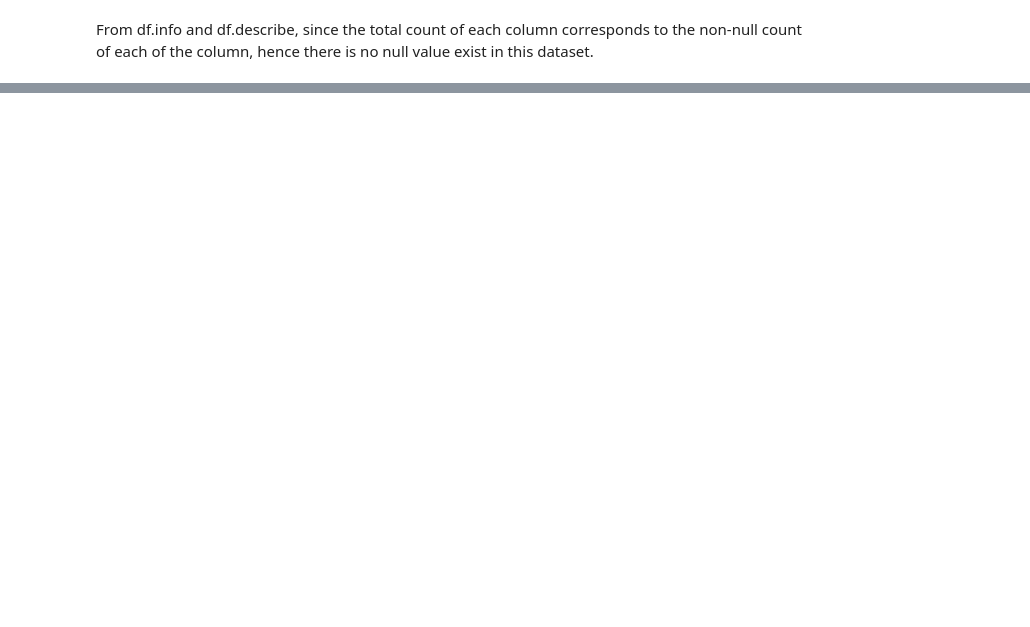
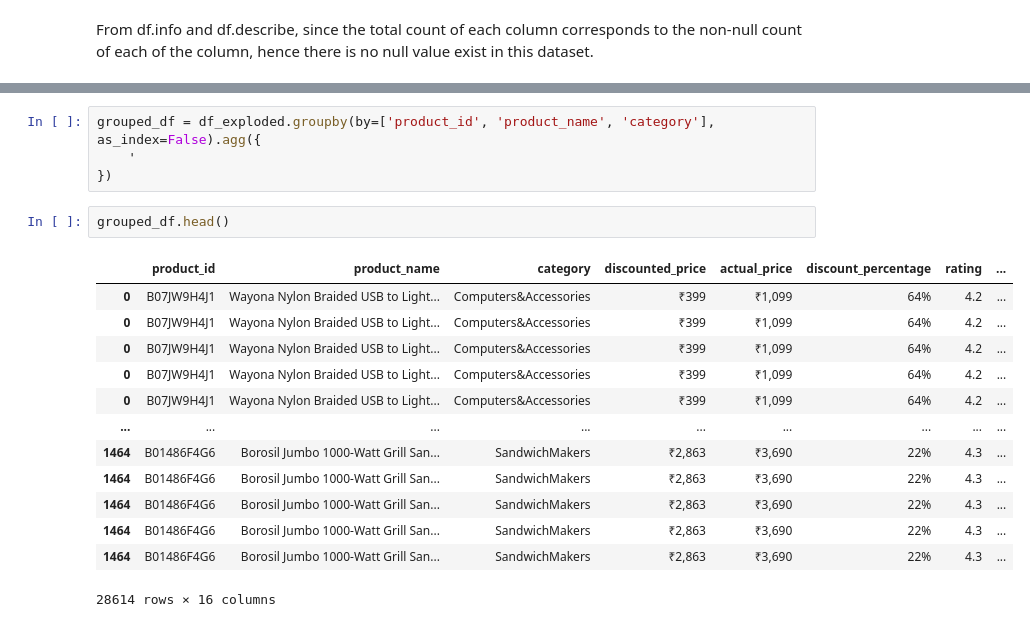
Before and after one commit to HSanny/ecomm_recommender, a Jupyter notebook: recommender.ipynb, the cells around one changed output, grey strips where cells are left out. Cells and saved outputs as stored; diff of their text form; blank space fills up the shorter version.

```diff
--- a/recommender.ipynb
+++ b/recommender.ipynb
@@ -102,3 +110,23 @@ df_exploded.head()
+# %%
+grouped_df = df_exploded.groupby(by=['product_id', 'product_name', 'category'], as_index=False).agg({
+    '
+})
+# %%
+grouped_df.head()
+# %% [output]
+|  | product_id | product_name | category | discounted_price | actual_price | discount_percentage | rating | ... |
+| 0 | B07JW9H4J1 | Wayona Nylon Braided USB to Light... | Computers&Accessories | ₹399 | ₹1,099 | 64% | 4.2 | ... |
+| 0 | B07JW9H4J1 | Wayona Nylon Braided USB to Light... | Computers&Accessories | ₹399 | ₹1,099 | 64% | 4.2 | ... |
+| 0 | B07JW9H4J1 | Wayona Nylon Braided USB to Light... | Computers&Accessories | ₹399 | ₹1,099 | 64% | 4.2 | ... |
+| 0 | B07JW9H4J1 | Wayona Nylon Braided USB to Light... | Computers&Accessories | ₹399 | ₹1,099 | 64% | 4.2 | ... |
+| 0 | B07JW9H4J1 | Wayona Nylon Braided USB to Light... | Computers&Accessories | ₹399 | ₹1,099 | 64% | 4.2 | ... |
+| ... | ... | ... | ... | ... | ... | ... | ... | ... |
+| 1464 | B01486F4G6 | Borosil Jumbo 1000-Watt Grill San... | SandwichMakers | ₹2,863 | ₹3,690 | 22% | 4.3 | ... |
+| 1464 | B01486F4G6 | Borosil Jumbo 1000-Watt Grill San... | SandwichMakers | ₹2,863 | ₹3,690 | 22% | 4.3 | ... |
+| 1464 | B01486F4G6 | Borosil Jumbo 1000-Watt Grill San... | SandwichMakers | ₹2,863 | ₹3,690 | 22% | 4.3 | ... |
+| 1464 | B01486F4G6 | Borosil Jumbo 1000-Watt Grill San... | SandwichMakers | ₹2,863 | ₹3,690 | 22% | 4.3 | ... |
+| 1464 | B01486F4G6 | Borosil Jumbo 1000-Watt Grill San... | SandwichMakers | ₹2,863 | ₹3,690 | 22% | 4.3 | ... |
+28614 rows × 16 columns
 # %%
 # convert data types
 df['discounted_price'] = df['discounted_price'].replace('[₹,]', '', regex=True).astype(float)
```
Also changed, not shown: parts of 3 cells of this notebook.
